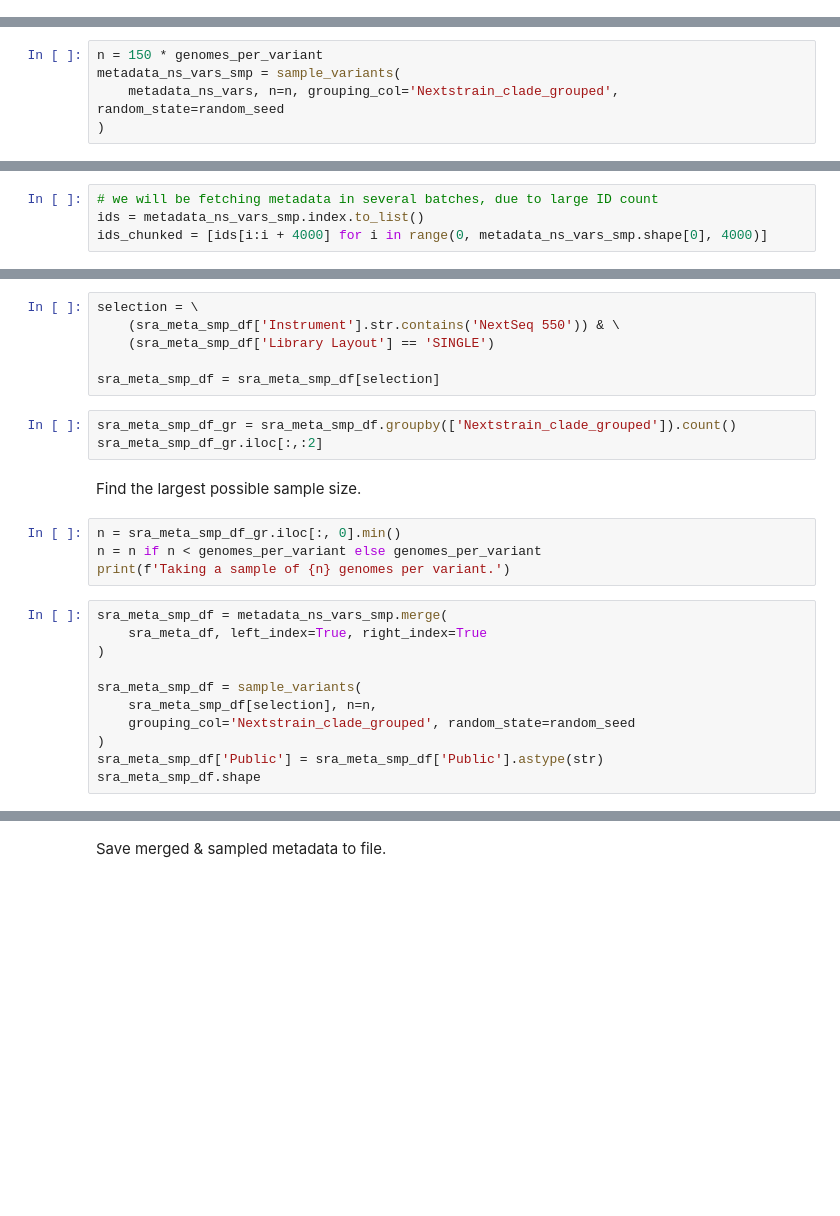
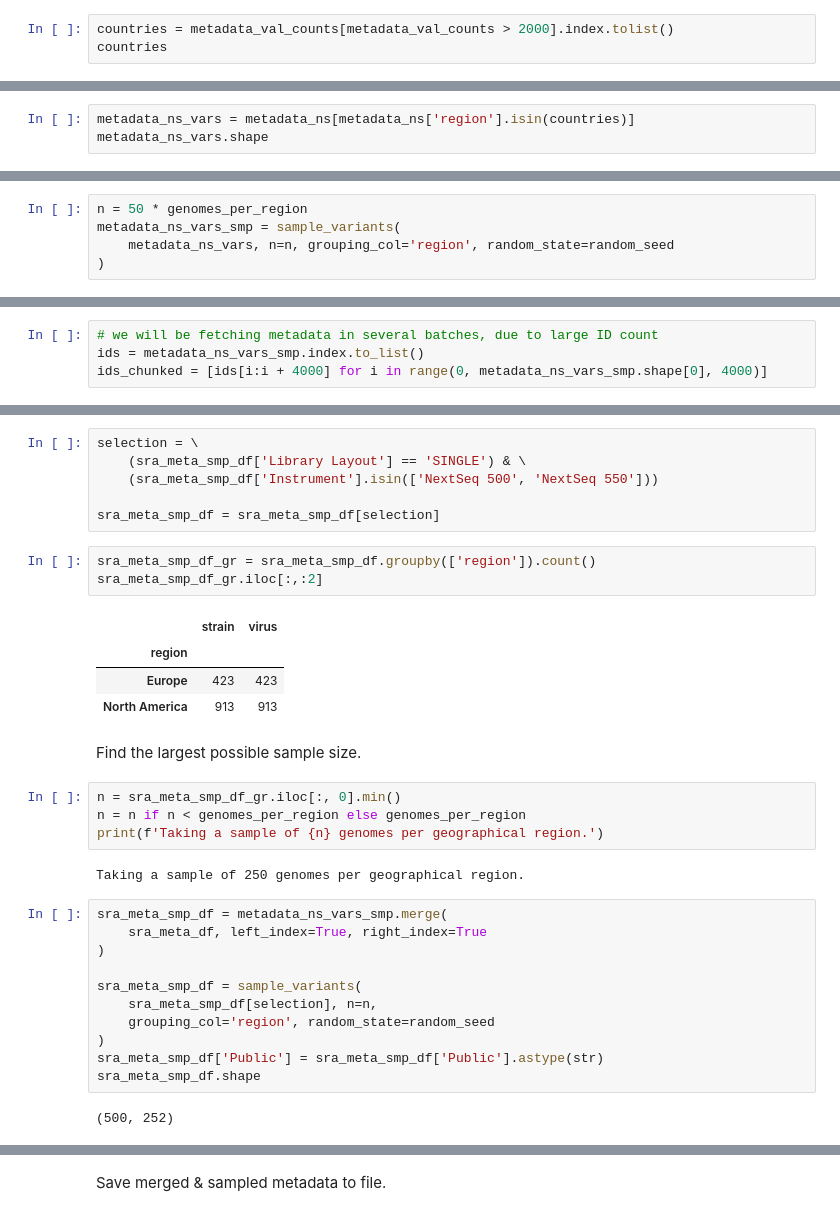
Before and after one commit to bokulich-lab/q2-fondue-examples, a Jupyter notebook: use_cases/u2-genome.ipynb, the cells around one changed output, grey strips where cells are left out. Cells and saved outputs as stored; diff of their text form; blank space fills up the shorter version.

```diff
--- a/use_cases/u2-genome.ipynb
+++ b/use_cases/u2-genome.ipynb
@@ -138,0 +150,3 @@ clade_counts
+# %%
+countries = metadata_val_counts[metadata_val_counts > 2000].index.tolist()
+countries
@@ -138,0 +155,3 @@ clade_counts
+# %%
+metadata_ns_vars = metadata_ns[metadata_ns['region'].isin(countries)]
+metadata_ns_vars.shape
@@ -141,7 +169,7 @@ Sample _n_ sequences per virus variant. We are first sampling more than the fina
 # %%
-n = 150 * genomes_per_variant
+n = 50 * genomes_per_region
 metadata_ns_vars_smp = sample_variants(
-    metadata_ns_vars, n=n, grouping_col='Nextstrain_clade_grouped', random_state=random_seed
+    metadata_ns_vars, n=n, grouping_col='region', random_state=random_seed
 )
 # %%
 # remove some columns with mixed types (we will not need those)
@@ -201,18 +238,25 @@ sra_meta_smp_df.shape
 # %%
 selection = \
-    (sra_meta_smp_df['Instrument'].str.contains('NextSeq 550')) & \
-    (sra_meta_smp_df['Library Layout'] == 'SINGLE')
+    (sra_meta_smp_df['Library Layout'] == 'SINGLE') & \
+    (sra_meta_smp_df['Instrument'].isin(['NextSeq 500', 'NextSeq 550']))
 
 sra_meta_smp_df = sra_meta_smp_df[selection]
 # %%
-sra_meta_smp_df_gr = sra_meta_smp_df.groupby(['Nextstrain_clade_grouped']).count()
+sra_meta_smp_df_gr = sra_meta_smp_df.groupby(['region']).count()
 sra_meta_smp_df_gr.iloc[:,:2]
+# %% [output]
+|  | strain | virus |
+| region |  |  |
+| Europe | 423 | 423 |
+| North America | 913 | 913 |
 # %% [markdown]
 Find the largest possible sample size.
 # %%
 n = sra_meta_smp_df_gr.iloc[:, 0].min()
-n = n if n < genomes_per_variant else genomes_per_variant
-print(f'Taking a sample of {n} genomes per variant.')
+n = n if n < genomes_per_region else genomes_per_region
+print(f'Taking a sample of {n} genomes per geographical region.')
+# %% [output]
+Taking a sample of 250 genomes per geographical region.
 # %%
 sra_meta_smp_df = metadata_ns_vars_smp.merge(
     sra_meta_df, left_index=True, right_index=True
@@ -220,8 +264,10 @@ sra_meta_smp_df = metadata_ns_vars_smp.merge(
 
 sra_meta_smp_df = sample_variants(
     sra_meta_smp_df[selection], n=n,
-    grouping_col='Nextstrain_clade_grouped', random_state=random_seed
+    grouping_col='region', random_state=random_seed
 )
 sra_meta_smp_df['Public'] = sra_meta_smp_df['Public'].astype(str)
 sra_meta_smp_df.shape
+# %% [output]
+(500, 252)
 # %%
```
Also changed, not shown: parts of 40 cells of this notebook, 5 other files.
